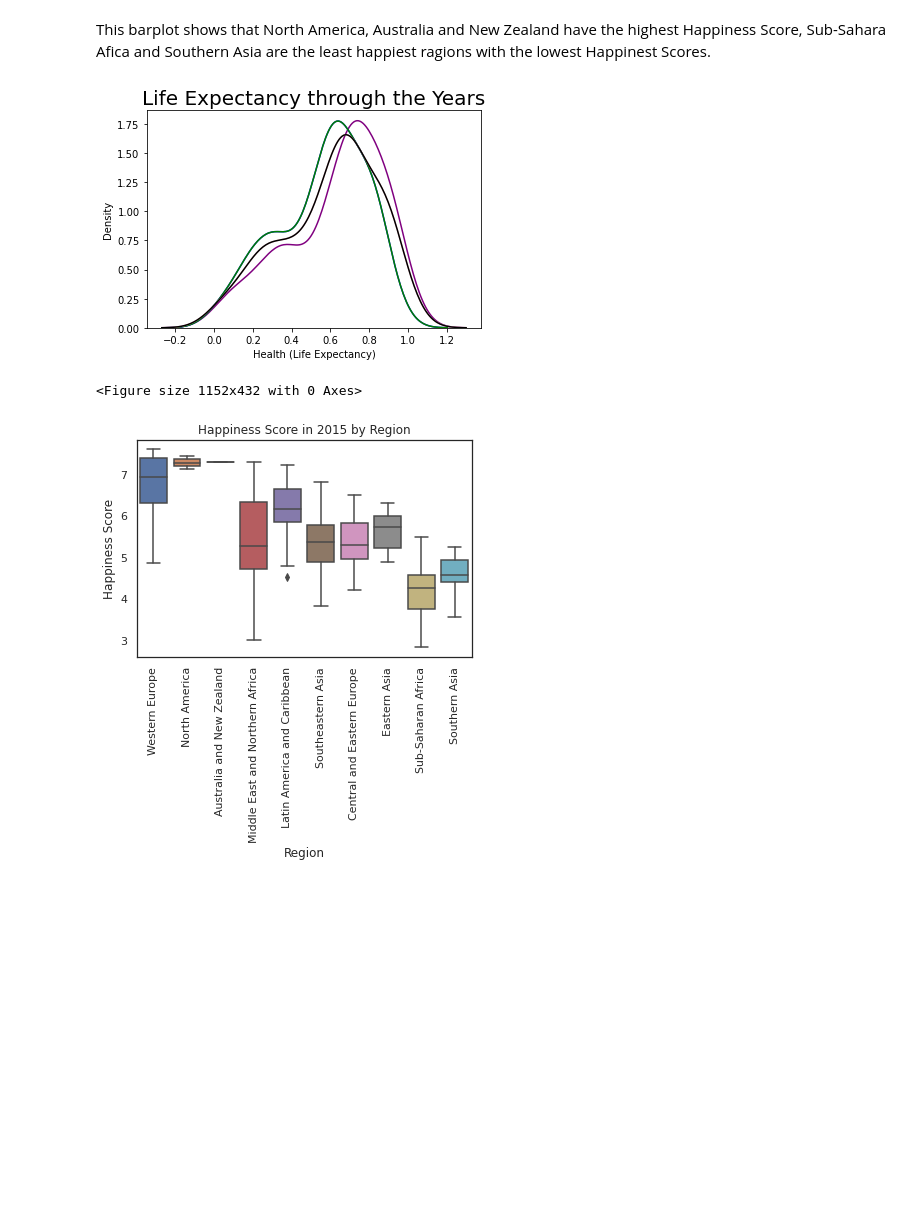
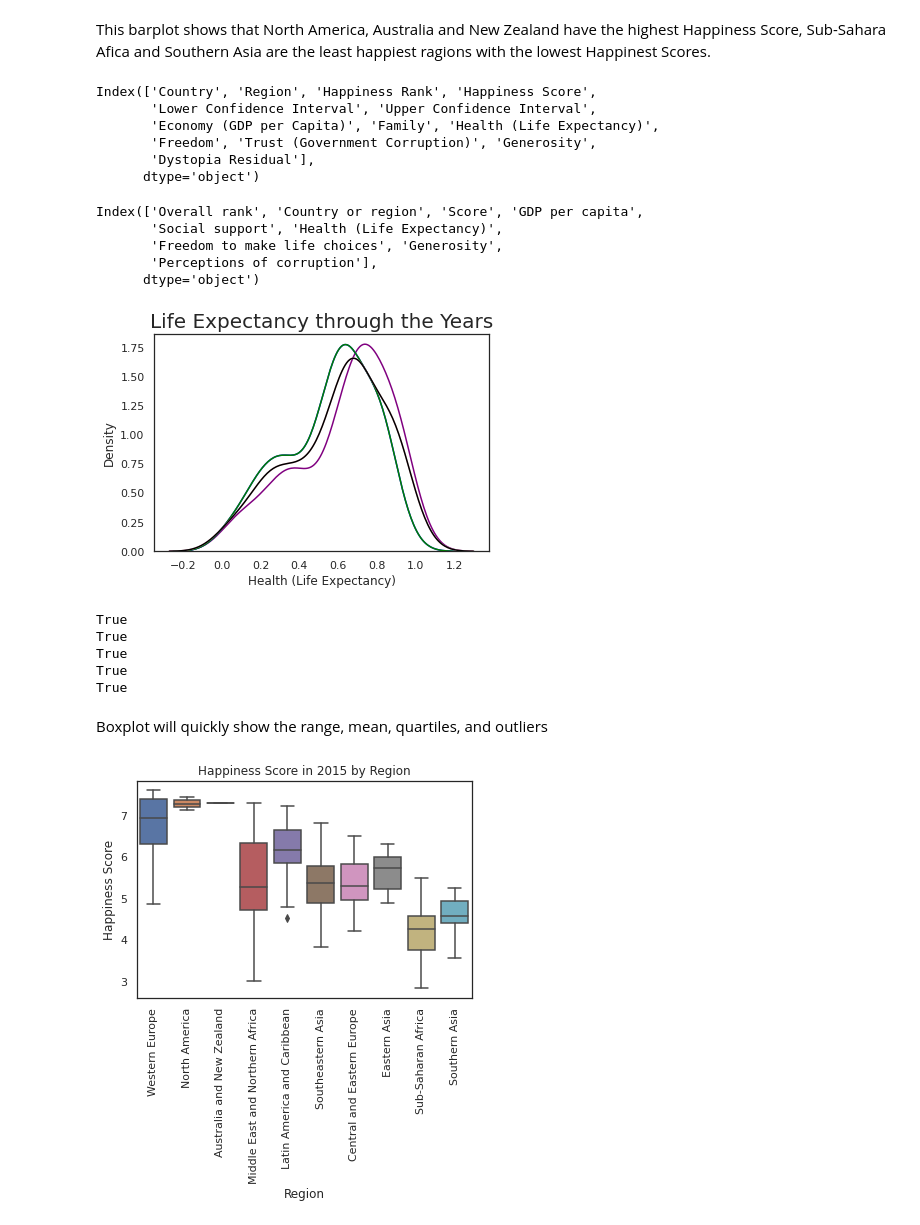
Before and after one commit to Jojomaque/Portfolio, a Jupyter notebook: JojoHow_happy_is_the_world.ipynb, the cells around one changed output. Saved outputs shown, nothing was run; the diff lists cells and outputs as text; code cells hidden in the pictures; blank space fills up the shorter version.

```diff
--- a/JojoHow_happy_is_the_world.ipynb
+++ b/JojoHow_happy_is_the_world.ipynb
@@ -362,32 +371,56 @@ This barplot shows that North America, Australia and New Zealand have the highes
 # %%
 import pandas as pd
 import seaborn as sns
 from matplotlib import pyplot as plt
 import numpy as np
 
 happy_2015 = pd.read_excel('https://github.com/futureCodersSE/working-with-data/blob/main/Happiness-Data/2015.xlsx?raw=true')
 happy_2016 = pd.read_excel('https://github.com/futureCodersSE/working-with-data/blob/main/Happiness-Data/2016.xlsx?raw=true')
 happy_2017 = pd.read_excel('https://github.com/futureCodersSE/working-with-data/blob/main/Happiness-Data/2016.xlsx?raw=true')
 happy_2018 = pd.read_excel('https://github.com/futureCodersSE/working-with-data/blob/main/Happiness-Data/2018.xlsx?raw=true')
 happy_2019 = pd.read_excel('https://github.com/futureCodersSE/working-with-data/blob/main/Happiness-Data/2018.xlsx?raw=true')
 
 happy_2018.rename(columns={'Healthy life expectancy': 'Health (Life Expectancy)'}, inplace=True)
 
 happy_2019.rename(columns={'Healthy life expectancy': 'Health (Life Expectancy)'}, inplace=True)
 happy_2019.columns
+display(happy_2016.columns)
+display(happy_2018.columns)
 sns.kdeplot(happy_2015['Health (Life Expectancy)'],color='purple')
 sns.kdeplot(happy_2016['Health (Life Expectancy)'],color='blue')
 sns.kdeplot(happy_2017['Health (Life Expectancy)'],color='green')
 sns.kdeplot(happy_2018['Health (Life Expectancy)'],color='pink')
 sns.kdeplot(happy_2019['Health (Life Expectancy)'],color='black')
 
 
 plt.title('Life Expectancy through the Years',size=20)
-plt.figure(figsize=(16,6))
+# plt.figure(figsize=(3,2))
 plt.show()
 # %% [output]
+Index(['Country', 'Region', 'Happiness Rank', 'Happiness Score',
+       'Lower Confidence Interval', 'Upper Confidence Interval',
+       'Economy (GDP per Capita)', 'Family', 'Health (Life Expectancy)',
+       'Freedom', 'Trust (Government Corruption)', 'Generosity',
+       'Dystopia Residual'],
+      dtype='object')
+Index(['Overall rank', 'Country or region', 'Score', 'GDP per capita',
+       'Social support', 'Health (Life Expectancy)',
+       'Freedom to make life choices', 'Generosity',
+       'Perceptions of corruption'],
+      dtype='object')
-[figure, old version]
+[figure, new version]
-<Figure size 1152x432 with 0 Axes>
+# %%
+for d in [happy_2015, happy_2016, happy_2017, happy_2018, happy_2019]:
+  cols = list(d.columns)
+  print('Health (Life Expectancy)' in cols)
+# %% [output]
+True
+True
+True
+True
+True
+# %% [markdown]
+Boxplot will quickly show the range, mean, quartiles, and outliers
 # %%
 import pandas as pd
 import seaborn as sns
```
Also changed, not shown: parts of 3 cells of this notebook.
